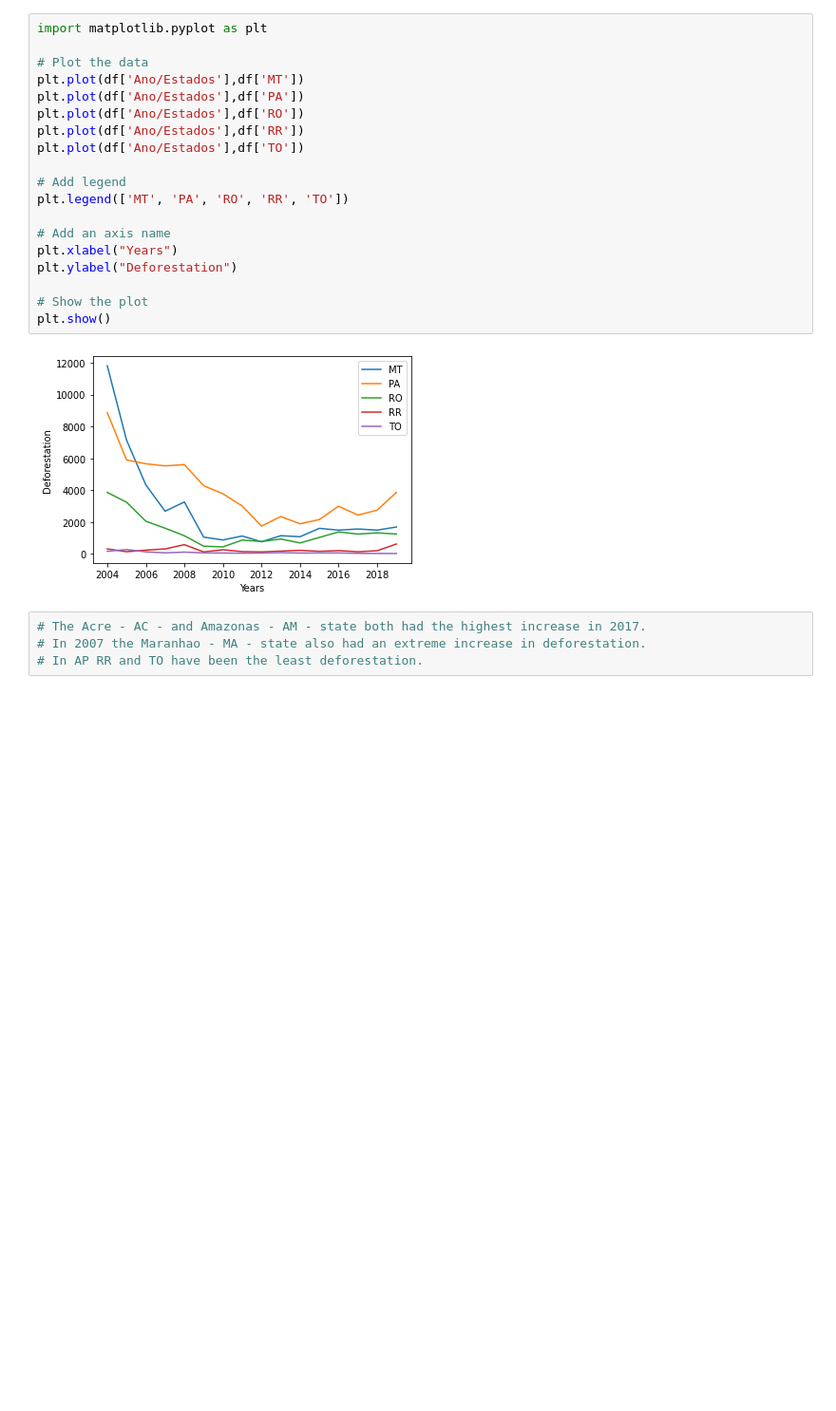
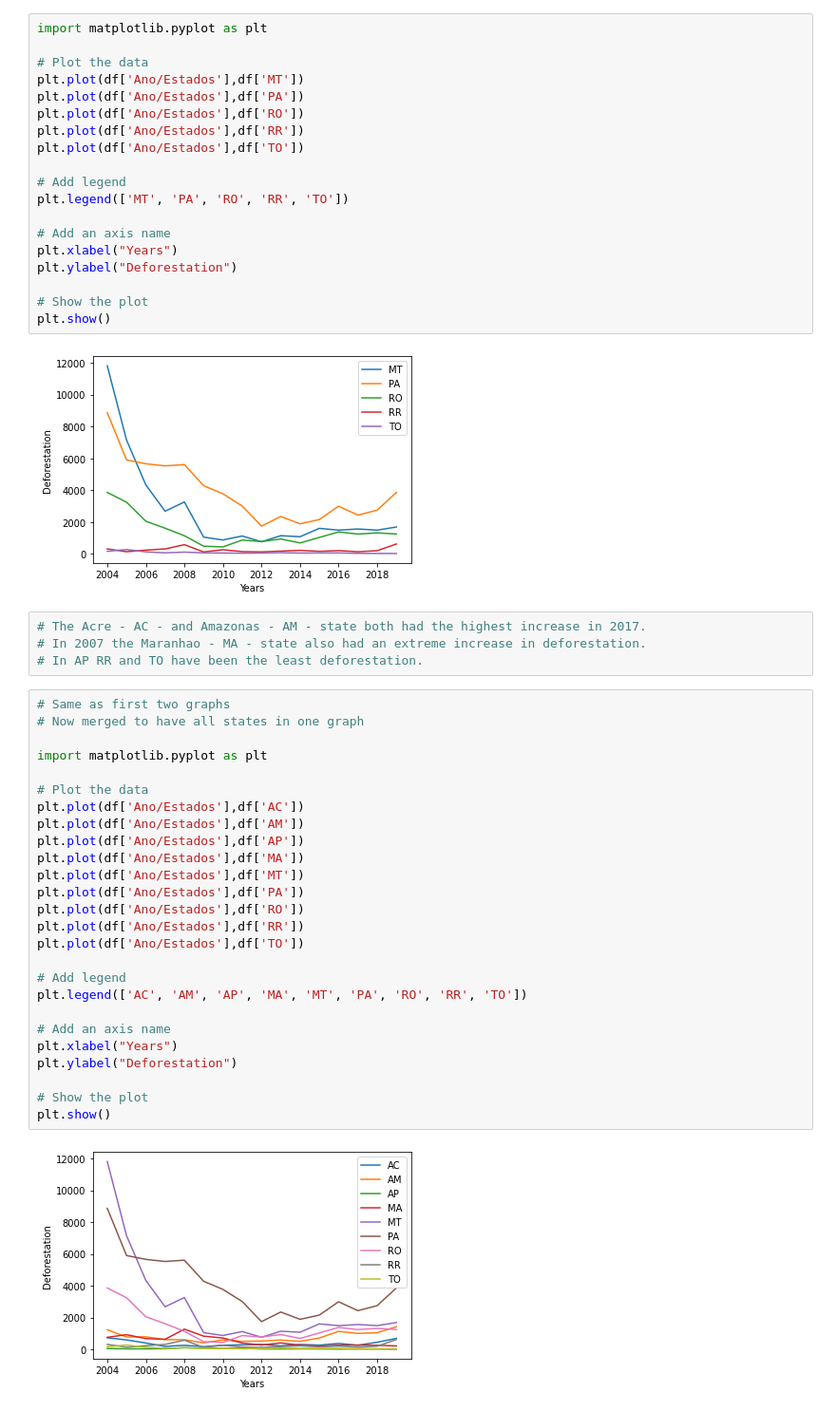
Before and after one commit to chiarabeebyte/capstoneproject8, a Jupyter notebook: Notebooks/Question_1_2_AmazonDeforestation.ipynb, the cells around one changed output. Shown at 95% size. Drawn from its saved outputs; the diff is of its cells as text; blank space fills up the shorter version.

```diff
--- a/Notebooks/Question_1_2_AmazonDeforestation.ipynb
+++ b/Notebooks/Question_1_2_AmazonDeforestation.ipynb
@@ -121,3 +121,31 @@ plt.show()
 # The Acre - AC - and Amazonas - AM - state both had the highest increase in 2017.
 # In 2007 the Maranhao - MA - state also had an extreme increase in deforestation.
 # In AP RR and TO have been the least deforestation.
+# %%
+# Same as first two graphs
+# Now merged to have all states in one graph
+
+import matplotlib.pyplot as plt
+
+# Plot the data
+plt.plot(df['Ano/Estados'],df['AC'])
+plt.plot(df['Ano/Estados'],df['AM'])
+plt.plot(df['Ano/Estados'],df['AP'])
+plt.plot(df['Ano/Estados'],df['MA'])
+plt.plot(df['Ano/Estados'],df['MT'])
+plt.plot(df['Ano/Estados'],df['PA'])
+plt.plot(df['Ano/Estados'],df['RO'])
+plt.plot(df['Ano/Estados'],df['RR'])
+plt.plot(df['Ano/Estados'],df['TO'])
+
+# Add legend
+plt.legend(['AC', 'AM', 'AP', 'MA', 'MT', 'PA', 'RO', 'RR', 'TO'])
+
+# Add an axis name
+plt.xlabel("Years")
+plt.ylabel("Deforestation")
+
+# Show the plot
+plt.show()
+# %% [output]
+[figure, added]
```
Also changed, not shown: 1 other file.
